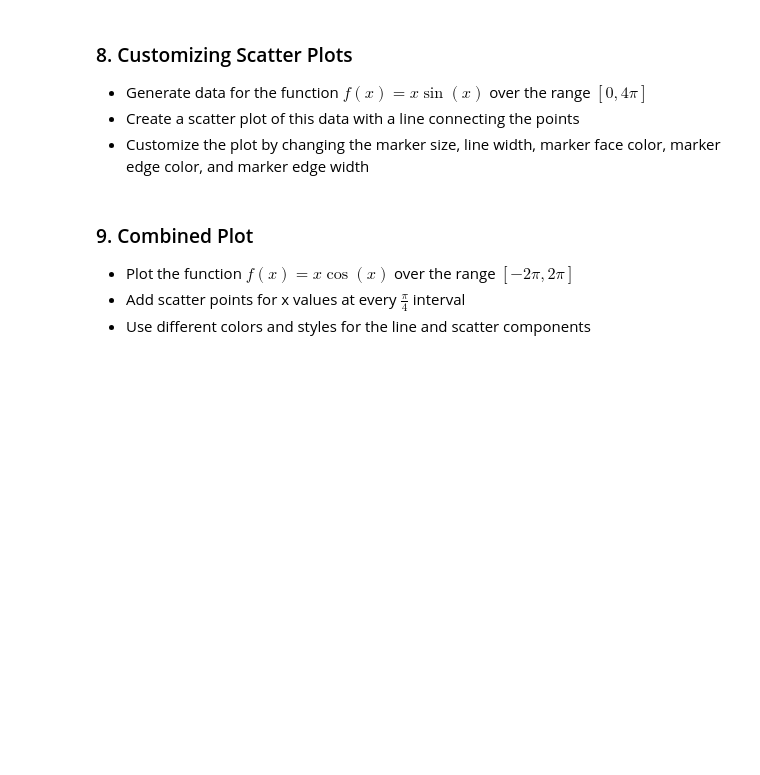
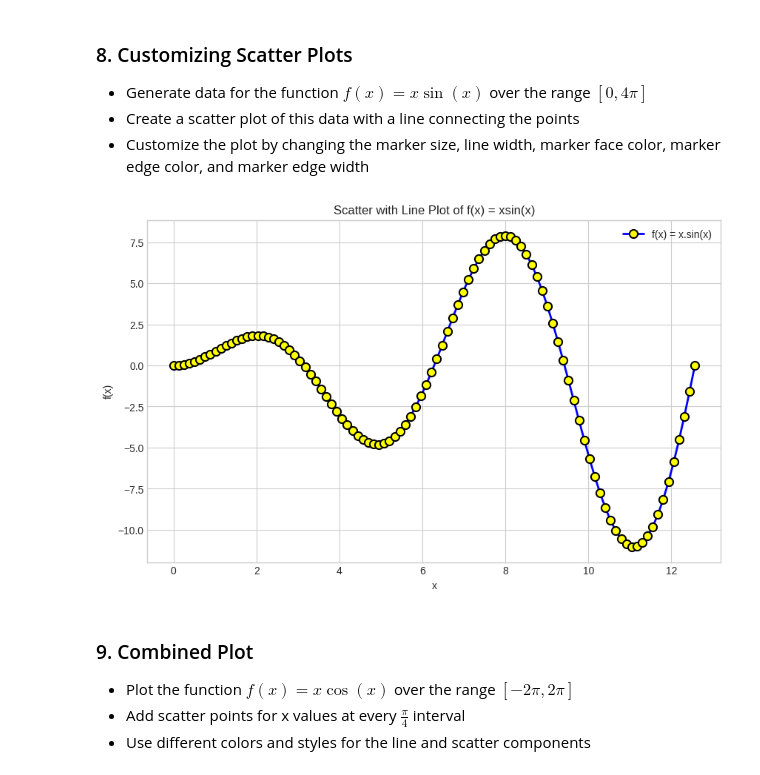
Before and after one commit to sudipto291088/Data110-Fall2025, a Jupyter notebook: Sudipto_Week3_Assignment_fall25.ipynb, the cells around one changed output. Drawn from its saved outputs; the diff is of its cells as text; code cells hidden in the pictures; blank space fills up the shorter version.

```diff
--- a/Sudipto_Week3_Assignment_fall25.ipynb
+++ b/Sudipto_Week3_Assignment_fall25.ipynb
@@ -569,3 +564,39 @@ plt.show()
+# %%
+# Your code needs to be here
+
+
+
+
+
+# Define x range
+x = np.linspace(0, 4*np.pi, 100)
+f = x * np.sin(x)
+
+# Scatter plot with a line connecting...
+plt.figure(figsize=(10,6))
+plt.plot(x, f,
+         marker='o',                # Creating a line plot with 'o' marker to get the scatter plot look
+         markersize=8,              # marker size
+         markerfacecolor='yellow',  # fill color
+         markeredgecolor='black',   # edge color
+         markeredgewidth=1.5,       # edge thickness
+         linewidth=2,               # line width
+         color='blue',              # line color
+         label='f(x) = x.sin(x)')
+
+# Labels and title
+plt.xlabel('x')
+plt.ylabel('f(x)')
+plt.title('Scatter with Line Plot of f(x) = xsin(x)')
+
+
+
+
+plt.legend()
+
+plt.show()
+# %% [output]
+[figure, added]
 # %% [markdown]
 ### 9. Combined Plot
 
```
Also changed, not shown: parts of 6 cells of this notebook.
